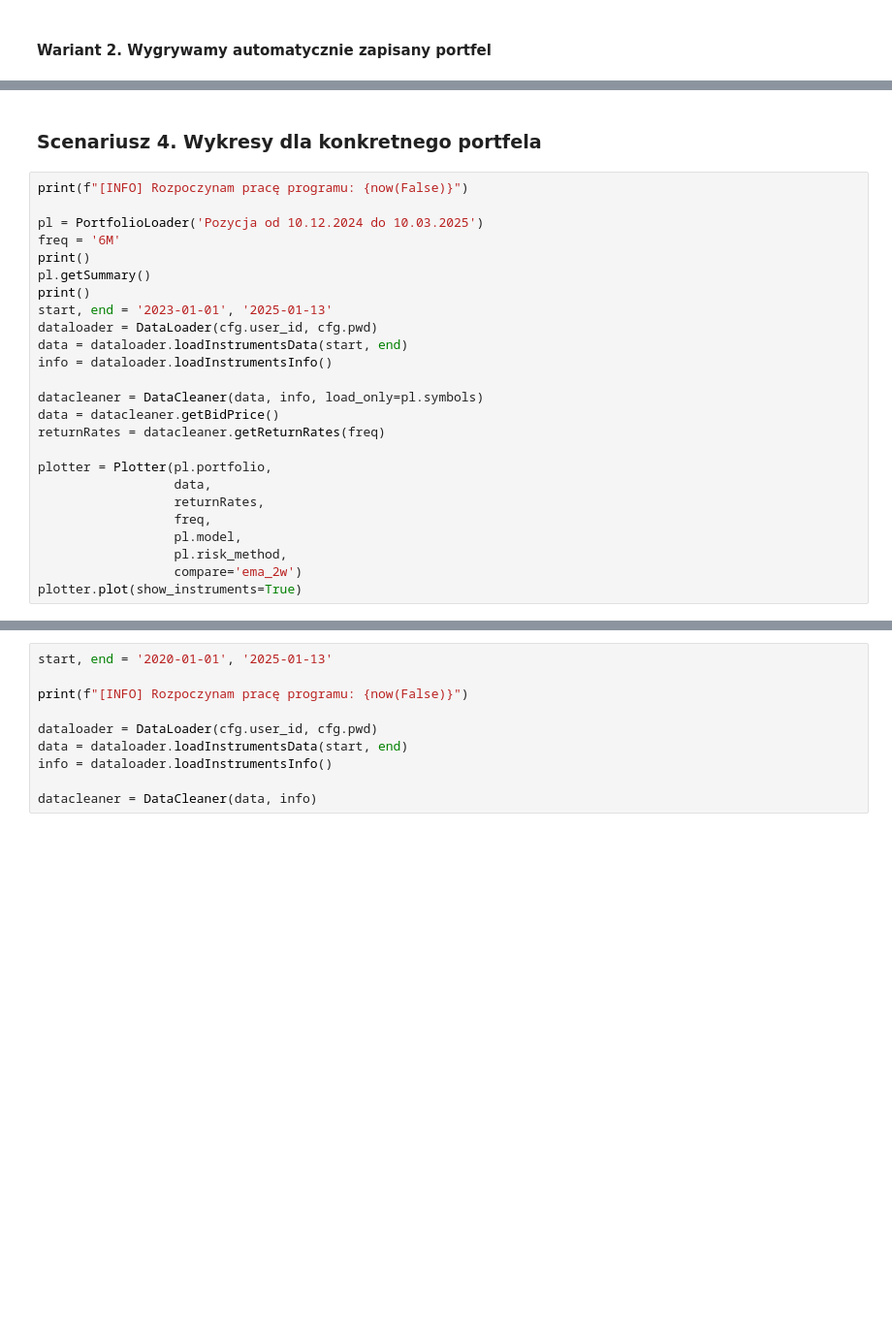
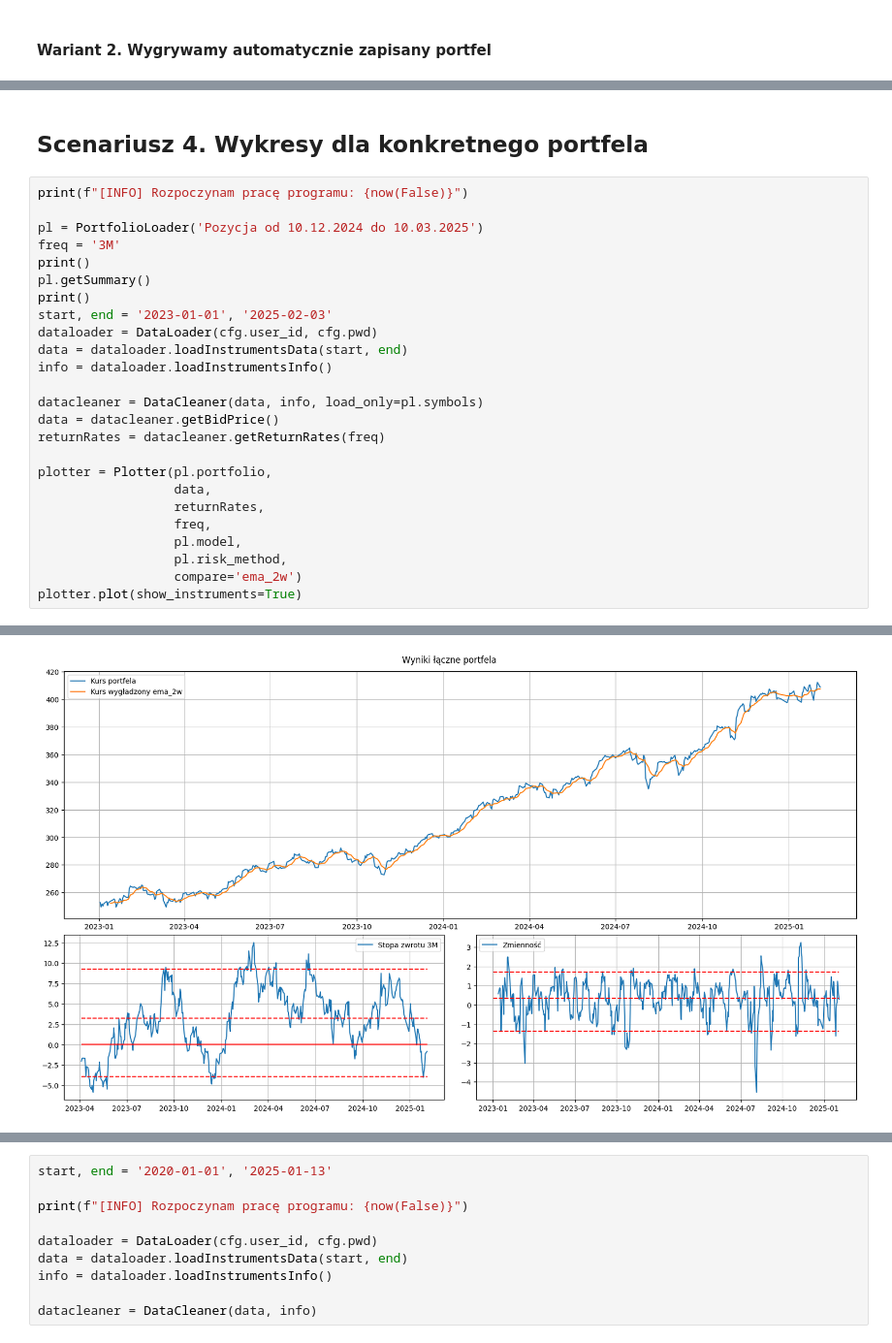
Before and after one commit to jakubweglowski/ETF-Trading, a Jupyter notebook: run.ipynb, the cells around one changed output, grey strips where cells are left out. Shown at 97% size. Saved outputs shown, nothing was run; the diff lists cells and outputs as text; blank space fills up the shorter version.

```diff
--- a/run.ipynb
+++ b/run.ipynb
@@ -136,14 +248,14 @@ returnRates = datacleaner.getReturnRates(pl.freq)
 # %% [markdown]
-### Scenariusz 4. Wykresy dla konkretnego portfela
+## Scenariusz 4. Wykresy dla konkretnego portfela
 # %%
 print(f"[INFO] Rozpoczynam pracę programu: {now(False)}")
 
 pl = PortfolioLoader('Pozycja od 10.12.2024 do 10.03.2025')
-freq = '6M'
+freq = '3M'
 print()
 pl.getSummary()
 print()
-start, end = '2023-01-01', '2025-01-13'
+start, end = '2023-01-01', '2025-02-03'
 dataloader = DataLoader(cfg.user_id, cfg.pwd)
 data = dataloader.loadInstrumentsData(start, end)
 info = dataloader.loadInstrumentsInfo()
@@ -160,3 +272,4 @@ plotter = Plotter(pl.portfolio,
                   pl.risk_method,
                   compare='ema_2w')
 plotter.plot(show_instruments=True)
+# %% [output]
@@ -162,0 +293 @@ plotter.plot(show_instruments=True)
+[figure, added]
```
Also changed, not shown: parts of 21 cells of this notebook, 5 other files.
